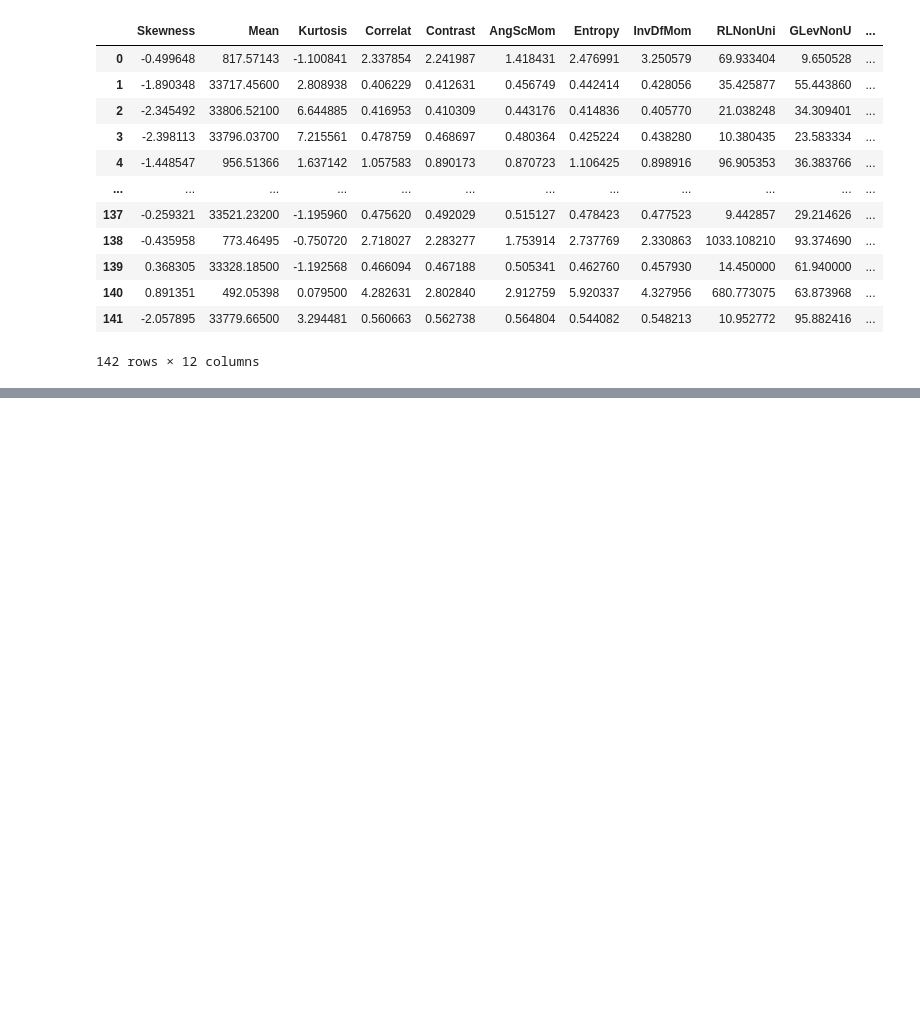
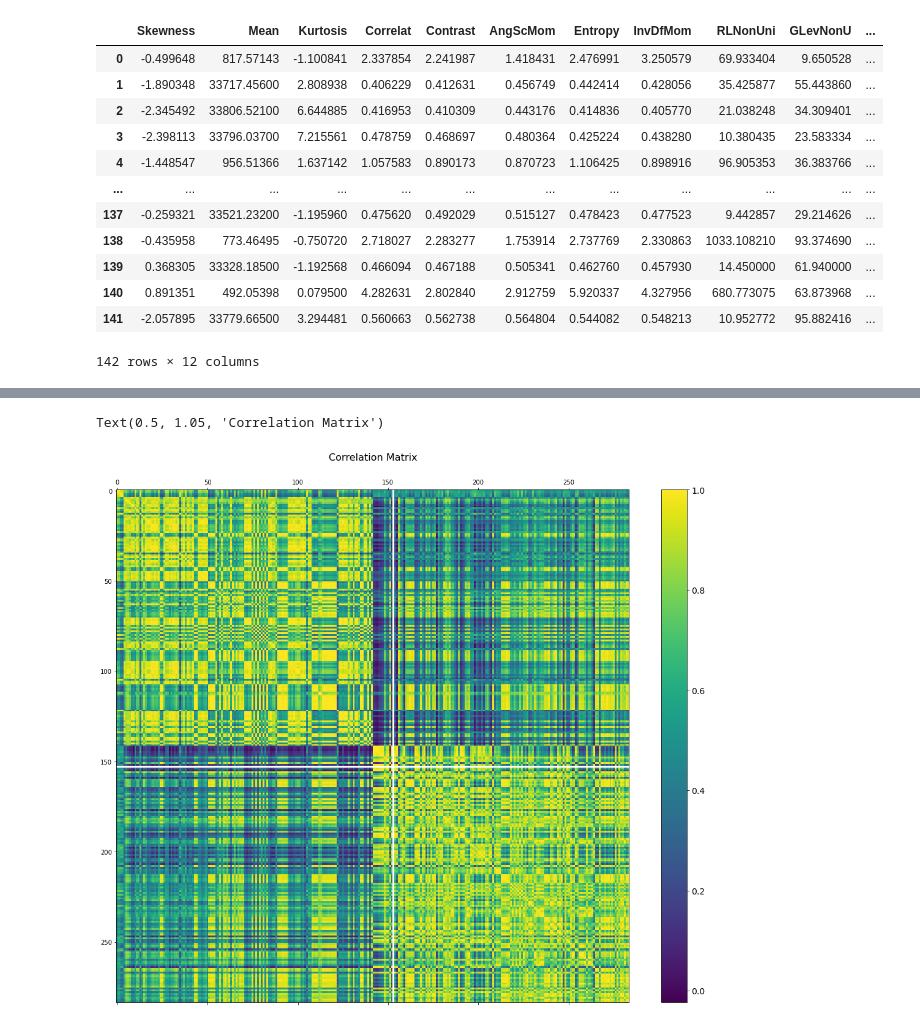
Before and after one commit to manos-mark/radiomics-features-extraction, a Jupyter notebook: feature visualization.ipynb, the cells around one changed output, grey strips where cells are left out. Drawn from its saved outputs; the diff is of its cells as text; code cells hidden in the pictures; blank space fills up the shorter version.

```diff
--- a/feature visualization.ipynb
+++ b/feature visualization.ipynb
@@ -339,0 +418,15 @@ pg.intraclass_corr
+# %%
+# ##https://stackoverflow.com/questions/29432629/plot-correlation-matrix-using-pandas
+
+dd = np.corrcoef(pyradiomics_dataset, lifex_dataset)
+
+f = plt.figure(figsize=(19, 15))
+plt.matshow(dd, fignum=f.number)
+# plt.xticks(range(dd.shape[1]), selected_features, fontsize=14, rotation=45)
+# plt.yticks(range(dd.shape[1]), selected_features, fontsize=14)
+cb = plt.colorbar()
+cb.ax.tick_params(labelsize=14)
+plt.title('Correlation Matrix', fontsize=16)
+# %% [output]
+Text(0.5, 1.05, 'Correlation Matrix')
+[figure, added]
```
Also changed, not shown: parts of 11 cells of this notebook, 6 other files.
